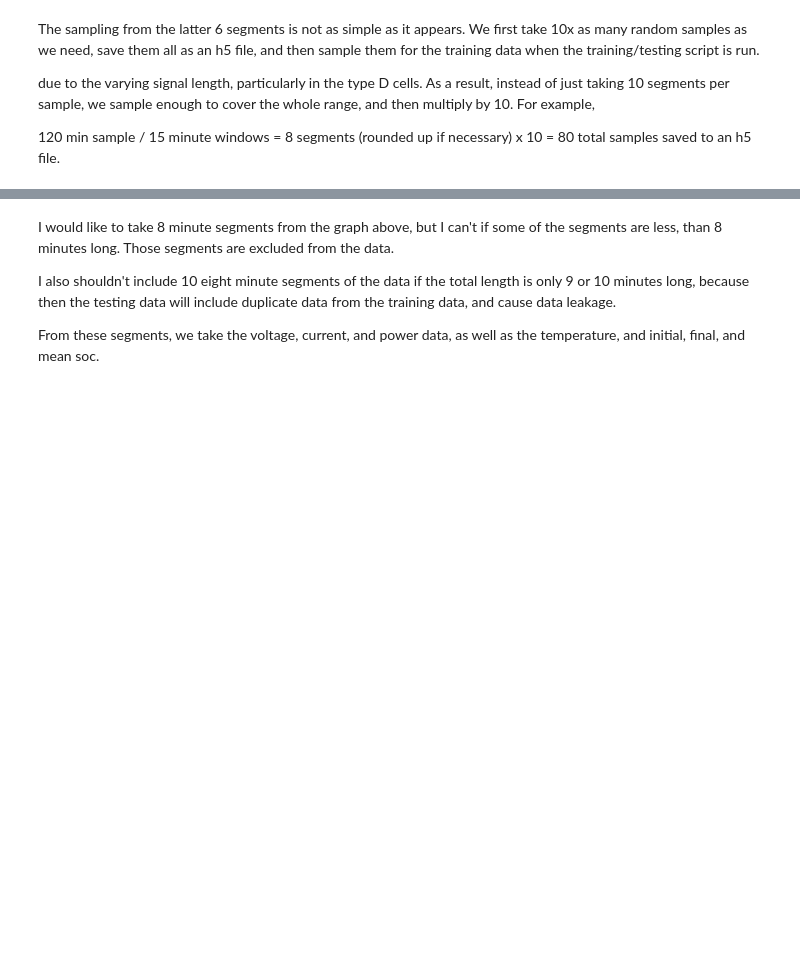
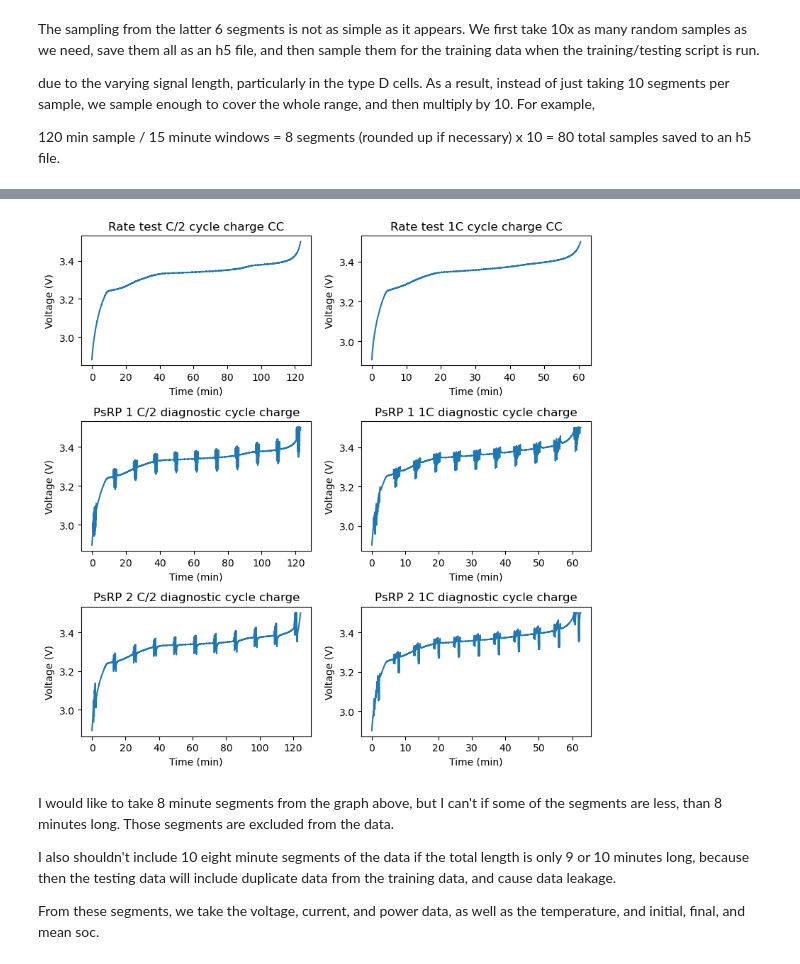
Before and after one commit to NREL/battery_pulse_diagnostics, a Jupyter notebook: notebooks/Pulse_Data_Extraction/work_summary.ipynb, the cells around one changed output, grey strips where cells are left out. Drawn from its saved outputs; the diff is of its cells as text; code cells hidden in the pictures; blank space fills up the shorter version.

```diff
--- a/notebooks/Pulse_Data_Extraction/work_summary.ipynb
+++ b/notebooks/Pulse_Data_Extraction/work_summary.ipynb
@@ -87,3 +120,25 @@ Error:
+# %%
+other_segments = [
+    'Rate test C/2 cycle charge CC',
+    'Rate test 1C cycle charge CC',
+    'PsRP 1 C/2 diagnostic cycle charge',
+    'PsRP 1 1C diagnostic cycle charge',
+    'PsRP 2 C/2 diagnostic cycle charge',
+    'PsRP 2 1C diagnostic cycle charge',
+]
+fig, ax = plt.subplots(3,2,figsize=(8,8))
+ax = ax.flatten()
+for i, segment in enumerate(other_segments):
+    df_seg = df.loc[[segment in seg_desc and 'rest' not in seg_desc and 'CV' not in seg_desc for seg_desc in df['Segment Description']]]
+    df_seg = retime(df_seg)
+    ax[i].plot(df_seg['Segment Time, S']/60, df_seg['Voltage, V'])
+    ax[i].set_xlabel("Time (min)")
+    ax[i].set_ylabel("Voltage (V)")
+    ax[i].set_title(segment)
+
+fig.tight_layout()
+# %% [output]
+[figure, added]
 # %% [markdown]
 I would like to take 8 minute segments from the graph above, but I can't if some of the segments are less, than 8 minutes long. Those segments are excluded from the data.
 
```
Also changed, not shown: parts of 9 cells of this notebook, 5 other files.
